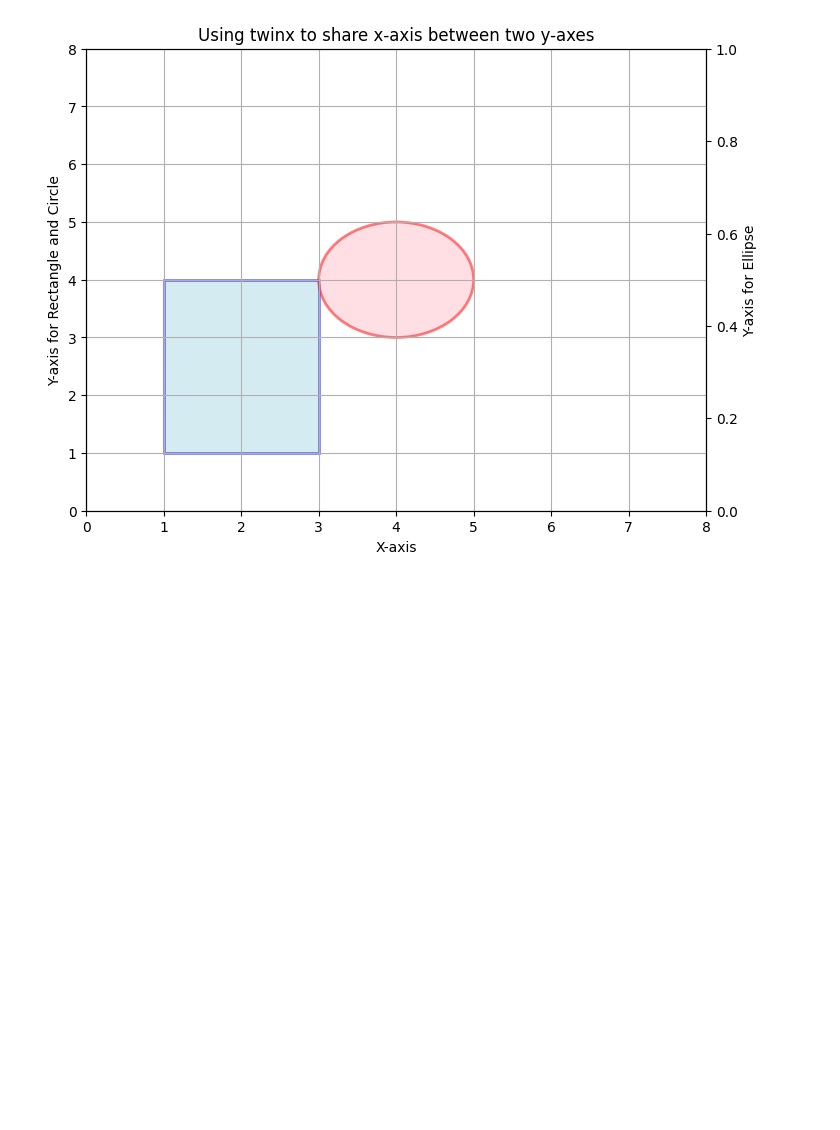
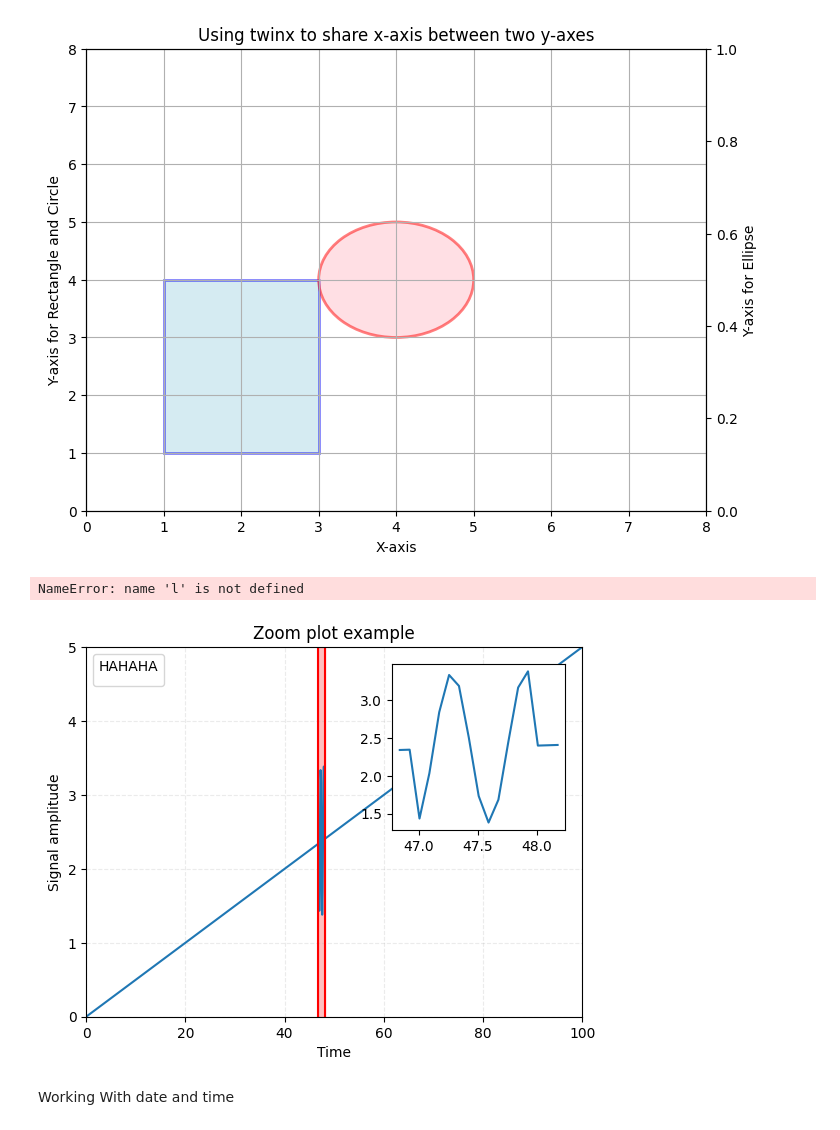
Before and after one commit to imrishi007/SEM-VI, a Jupyter notebook: DV/Classroom/Class1.ipynb, the cells around one changed output. Drawn from its saved outputs; the diff is of its cells as text; code cells hidden in the pictures; blank space fills up the shorter version.

```diff
--- a/DV/Classroom/Class1.ipynb
+++ b/DV/Classroom/Class1.ipynb
@@ -194,3 +194,58 @@ ax2.grid(False)
 plt.show()
 # %% [output]
 [figure]
+# %%
+#Insert a zoom plot
+
+import matplotlib.pyplot as plt
+import numpy as np
+from mpl_toolkits.axes_grid1.inset_locator import inset_axes,mark_inset
+
+x = np.linspace(0,500,6000)
+y = 0.05 * x
+
+
+for i in range(len(x)):
+    if 47 < x[i] < 48:
+        y[i] += np.sin(10*x[i])
+
+fig,ax = plt.subplots()
+ax.plot(x,y)
+ax.set_xlim(0,100)
+ax.set_ylim(0,5)
+ax.set_xlabel("Time")
+ax.set_ylabel("Signal amplitude")
+ax.set_title("Zoom plot example")
+ax.grid(True, linestyle='--', alpha=0.25)
+x1,x2 = 46.8,48.2
+ax.axvline(x1,color="Red")
+ax.axvline(x2,color="red")
+ax.axvspan(x1,x2, color='red', alpha=0.25)
+axins = inset_axes(
+    ax,
+    width = "35%",
+    height="45%",
+    loc="upper right",
+    borderpad=1.2
+)
+
+xy_mask = (x> x1) & (x < x2)
+x_cord = x[xy_mask]
+y_cord = y[xy_mask]
+
+axins.plot(x_cord,y_cord)
+
+ax.legend(
+    loc = 'upper left',
+    bbox_to_anchor= None,
+    ncol=1,
+    fontsize=None,
+    title="HAHAHA",
+)
+
+l
+# %% [output]
+NameError: name 'l' is not defined
+[figure, added]
+# %% [markdown]
+Working With date and time
```
Also changed, not shown: parts of 2 cells of this notebook, 2 other files.
